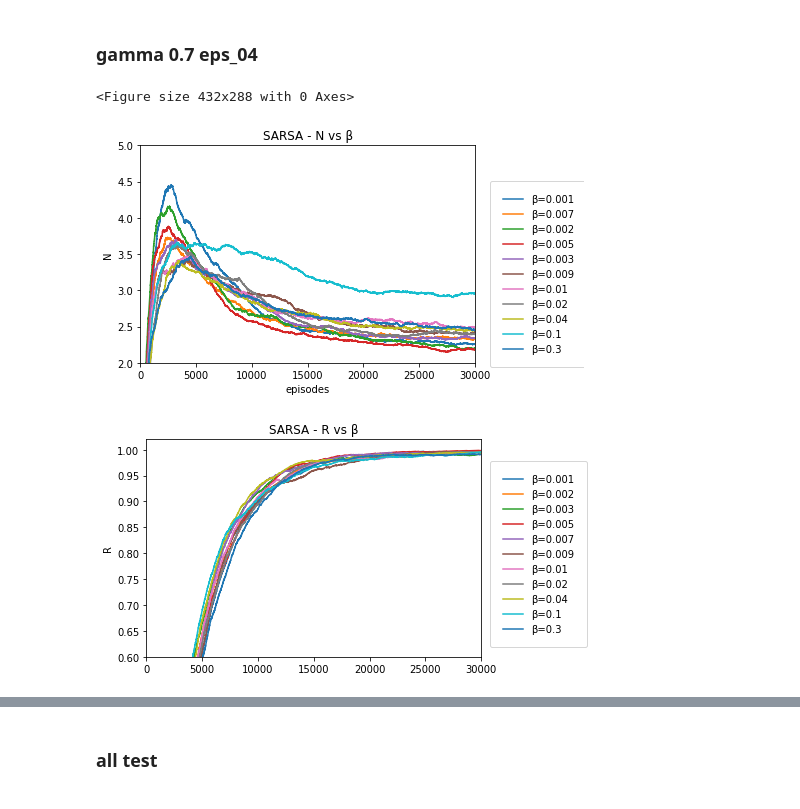
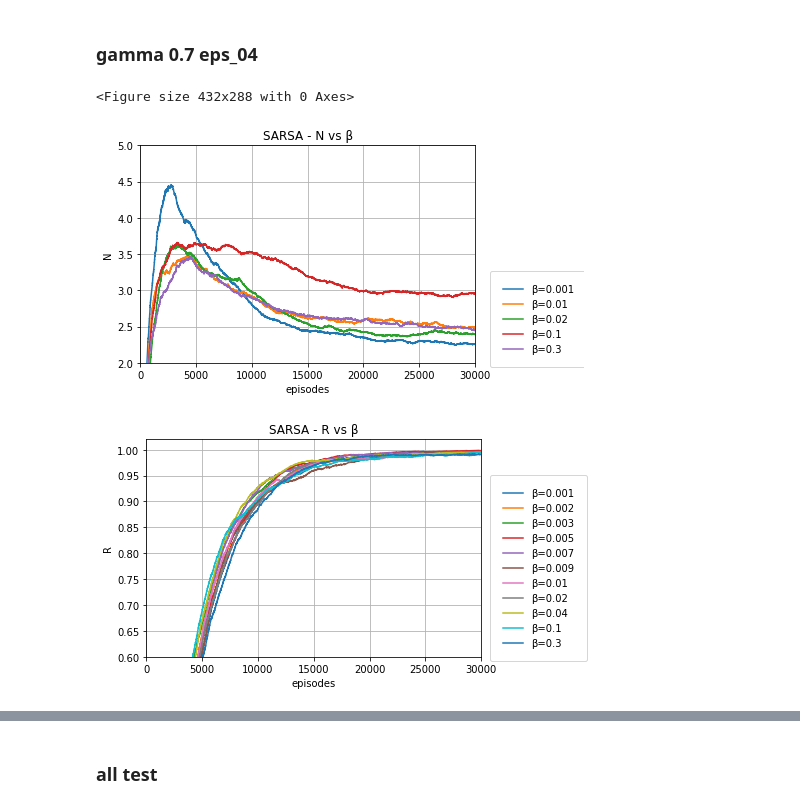
Before and after one commit to JunTu-XD/RL-Checkmate, a Jupyter notebook: data/plotting2.ipynb, the cells around one changed output, grey strips where cells are left out. Cells and saved outputs as stored; diff of their text form; code cells hidden in the pictures.

```diff
--- a/data/plotting2.ipynb
+++ b/data/plotting2.ipynb
@@ -327,20 +328,20 @@ ax.set_xlabel("episodes")
 ax.set_ylabel("N")
 
 ax.plot(b_00100_g_07_s_x_ema, b_00100_g_07_s_n_ema, label="β=0.001")
-
-ax.plot(b_00700_g_07_s_x_ema, b_00700_g_07_s_n_ema, label="β=0.007")
-ax.plot(b_00200_g_07_s_x_ema, b_00200_g_07_s_n_ema, label="β=0.002")
-ax.plot(b_00500_g_07_s_x_ema, b_00500_g_07_s_n_ema, label="β=0.005")
-ax.plot(b_00300_g_07_s_x_ema, b_00300_g_07_s_n_ema, label="β=0.003")
-ax.plot(b_00900_g_07_s_x_ema, b_00900_g_07_s_n_ema, label="β=0.009")
+# ax.plot(b_00200_g_07_s_x_ema, b_00200_g_07_s_n_ema, label="β=0.002")
+# ax.plot(b_00300_g_07_s_x_ema, b_00300_g_07_s_n_ema, label="β=0.003")
+# ax.plot(b_00500_g_07_s_x_ema, b_00500_g_07_s_n_ema, label="β=0.005")
+# ax.plot(b_00700_g_07_s_x_ema, b_00700_g_07_s_n_ema, label="β=0.007")
+# ax.plot(b_00900_g_07_s_x_ema, b_00900_g_07_s_n_ema, label="β=0.009")
 ax.plot(b_01000_g_07_s_x_ema, b_01000_g_07_s_n_ema, label="β=0.01")
 ax.plot(b_02000_g_07_s_x_ema, b_02000_g_07_s_n_ema, label="β=0.02")
-ax.plot(b_04000_g_07_s_x_ema, b_04000_g_07_s_n_ema, label="β=0.04")
+# ax.plot(b_04000_g_07_s_x_ema, b_04000_g_07_s_n_ema, label="β=0.04")
 ax.plot(b_10000_g_07_s_x_ema, b_10000_g_07_s_n_ema, label="β=0.1")
 ax.plot(b_30000_g_07_s_x_ema, b_30000_g_07_s_n_ema, label="β=0.3")
 ax.set_xlim((0,30000))
 ax.set_ylim((2,5))
-# ax2 = ax
+ax.grid('on')
+# ax2 = ax.twinx()
 # ax2.set_ylabel("R (- -)")
 # ax2.plot(b_00100_g_07_s_x_ema, b_00100_g_07_s_r_ema, label="β=0.001", linestyle=line_style)
 # ax2.plot(b_00200_g_07_s_x_ema, b_00200_g_07_s_r_ema, label="β=0.00200", linestyle=line_style)
@@ -354,40 +355,40 @@ ax.set_ylim((2,5))
 # ax2.plot(b_10000_g_07_s_x_ema, b_10000_g_07_s_r_ema, label="β=0.10000", linestyle=line_style)
 # ax2.plot(b_30000_g_07_s_x_ema, b_30000_g_07_s_r_ema, label="β=0.30000", linestyle=line_style)
 
 lgd = fig.legend(loc=loc, bbox_to_anchor=bbox_to_anchor, borderpad=1.3)
 text = fig.text(-0.2,1.05, "", transform=ax.transAxes)
 plt.show()
-fig.savefig("SARSA-γ_N.jpg", bbox_extra_artists=(lgd,text), bbox_inches='tight')
+fig.savefig("SARSA-beta_N.jpg", bbox_extra_artists=(lgd,text), bbox_inches='tight', dpi=100)
 
 #######################################
 
 fig2, ax2  = plt.subplots()
 plt.title("SARSA - R vs β")
-ax.set_xlabel("episodes")
-ax.set_ylabel("N")
-
+ax2.set_xlabel("episodes")
+ax2.set_ylabel("N")
+ax2.grid('on')
 ax2.set_ylabel("R")
 ax2.plot(b_00100_g_07_s_x_ema, b_00100_g_07_s_r_ema, label="β=0.001")
 ax2.plot(b_00200_g_07_s_x_ema, b_00200_g_07_s_r_ema, label="β=0.002")
 ax2.plot(b_00300_g_07_s_x_ema, b_00300_g_07_s_r_ema, label="β=0.003")
 ax2.plot(b_00500_g_07_s_x_ema, b_00500_g_07_s_r_ema, label="β=0.005")
 ax2.plot(b_00700_g_07_s_x_ema, b_00700_g_07_s_r_ema, label="β=0.007")
 ax2.plot(b_00900_g_07_s_x_ema, b_00900_g_07_s_r_ema, label="β=0.009")
 ax2.plot(b_01000_g_07_s_x_ema, b_01000_g_07_s_r_ema, label="β=0.01")
 ax2.plot(b_02000_g_07_s_x_ema, b_02000_g_07_s_r_ema, label="β=0.02")
 ax2.plot(b_04000_g_07_s_x_ema, b_04000_g_07_s_r_ema, label="β=0.04")
 ax2.plot(b_10000_g_07_s_x_ema, b_10000_g_07_s_r_ema, label="β=0.1")
 ax2.plot(b_30000_g_07_s_x_ema, b_30000_g_07_s_r_ema, label="β=0.3")
 ax2.set_xlim((0,30000))
 ax2.set_ylim((0.6,1.02))
 lgd = fig2.legend(loc=loc, bbox_to_anchor=bbox_to_anchor, borderpad=1.3)
 text = fig2.text(-0.2,1.05, "", transform=ax.transAxes)
 plt.show()
-fig2.savefig("SARSA-r_γ.jpg", bbox_extra_artists=(lgd,text), bbox_inches='tight', dpi=200)
+fig2.savefig("SARSA-r_β.jpg", bbox_extra_artists=(lgd,text), bbox_inches='tight', dpi=100)
 # %% [output]
 <Figure size 432x288 with 0 Axes>
-[figure, old version]
+[figure, new version]
-[figure, old version]
+[figure, new version]
 # %%
 new_figure()
 
```
Also changed, not shown: parts of 3 cells of this notebook.
